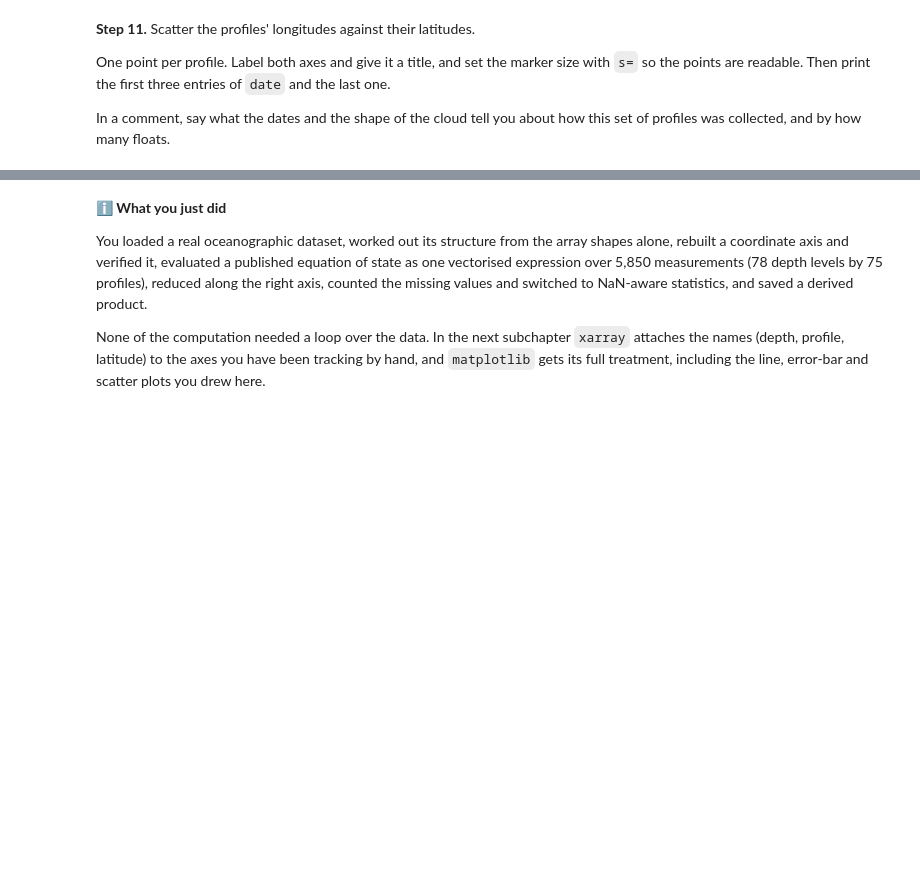
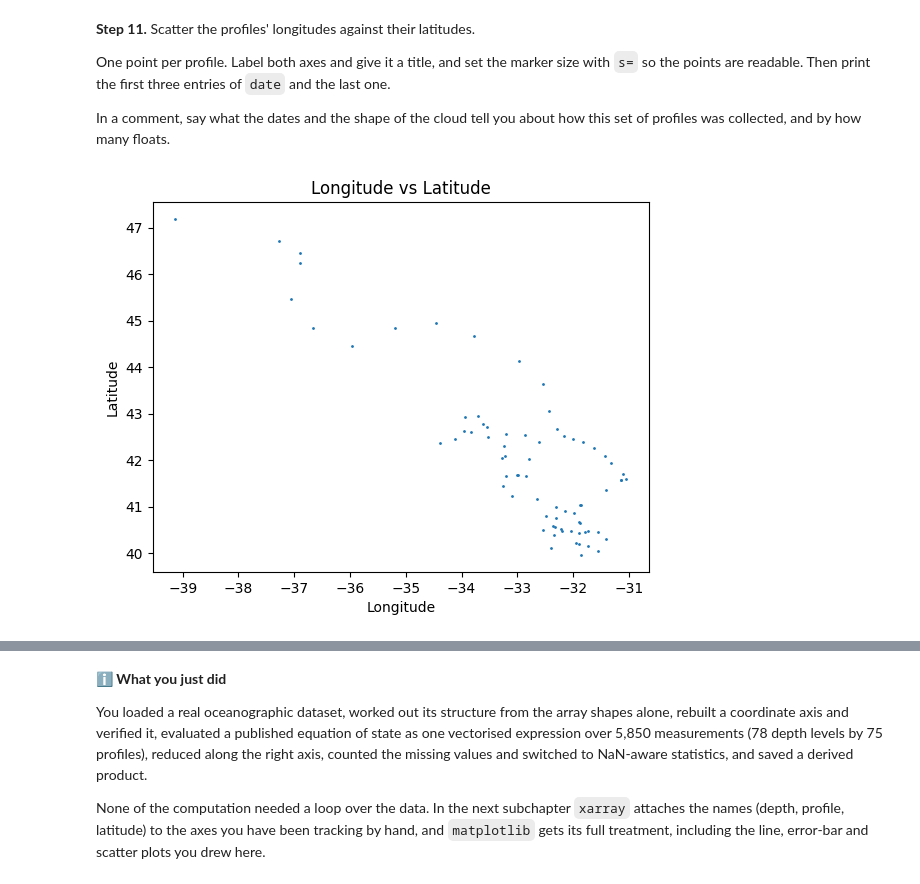
Before and after one commit to emmagiometti/A2026_Intro_Python, a Jupyter notebook: 1_3_exercises_numpy.ipynb, the cells around one changed output, grey strips where cells are left out. Drawn from its saved outputs; the diff is of its cells as text; code cells hidden in the pictures; blank space fills up the shorter version.

```diff
--- a/1_3_exercises_numpy.ipynb
+++ b/1_3_exercises_numpy.ipynb
@@ -705,5 +889,20 @@ profiles was collected, and by how many floats.
 # %%
 # Your solution here
 # Hint: plt.scatter(lon, lat)
+
+plt.figure()
+plt.scatter(lon,lat, s=1)
+plt.xlabel("Longitude")
+plt.ylabel("Latitude")
+plt.title("Longitude vs Latitude")
+plt.show()
+
+print("First three dates:")
+print(date[:3])
+print("Last date:")
+print(date[-1])
+#
 # Hint: lon and lat have one entry per profile, not per level
 # Hint: look at the spacing between consecutive dates
+# %% [output]
+[figure, added]
```
Also changed, not shown: parts of 16 cells of this notebook.
